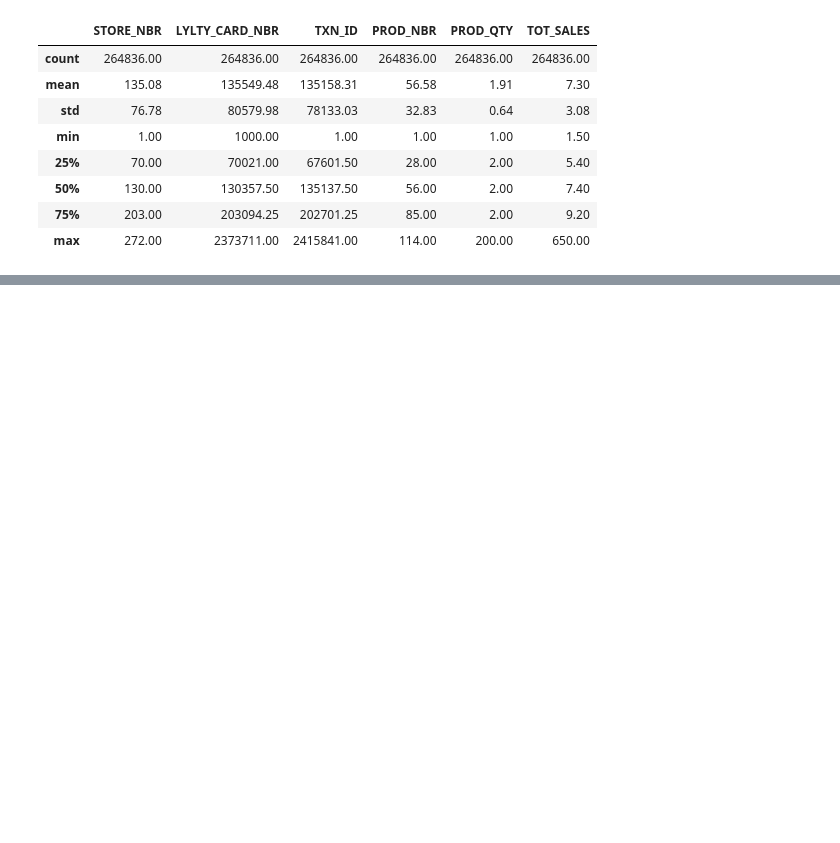
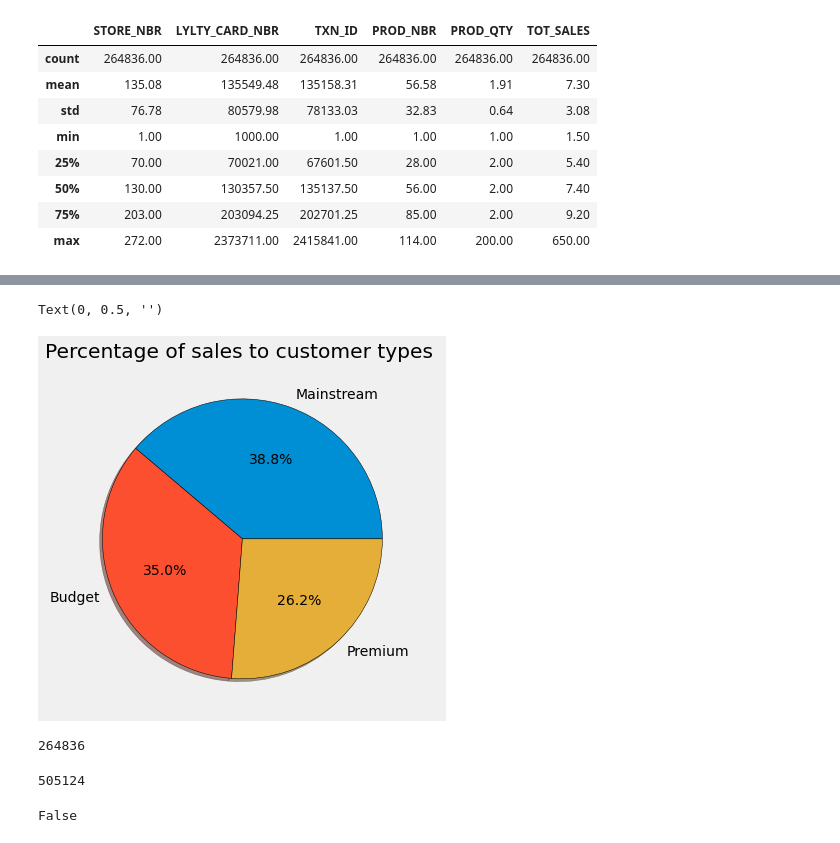
Before and after one commit to coja56/Customer_buying_Patterns, a Jupyter notebook: customer_segmentation.ipynb, the cells around one changed output, grey strips where cells are left out. Drawn from its saved outputs; the diff is of its cells as text; code cells hidden in the pictures; blank space fills up the shorter version.

```diff
--- a/customer_segmentation.ipynb
+++ b/customer_segmentation.ipynb
@@ -228,0 +333,3 @@ df_topsellers
+# %%
+#Buying patterns of different customers
+df_custype = df_custrans.groupby(by =['PREMIUM_CUSTOMER'], as_index=False)['TOT_SALES'].sum().sort_values(by ='TOT_SALES',ascending = False)
@@ -228,0 +344,8 @@ df_topsellers
+# %%
+plt.style.use("fivethirtyeight")
+plt.title("Percentage of sales to customer types ")
+df_custype.set_index("PREMIUM_CUSTOMER")["TOT_SALES"].plot.pie(autopct='%1.1f%%',wedgeprops ={'edgecolor':'black'},shadow =True)
+plt.ylabel(None)
+# %% [output]
+Text(0, 0.5, '')
+[figure, added]
@@ -228,0 +354,13 @@ df_topsellers
+# %%
+df_custrans["LYLTY_CARD_NBR"].count()
+# %% [output]
+264836
+# %%
+df_custrans['PROD_QTY'].sum()
+# %% [output]
+505124
+# %%
+#comparing chip purchases and customers
+df_custrans["LYLTY_CARD_NBR"].count() > df_custrans['PROD_QTY'].sum()
+# %% [output]
+False
```
Also changed, not shown: parts of 29 cells of this notebook.
